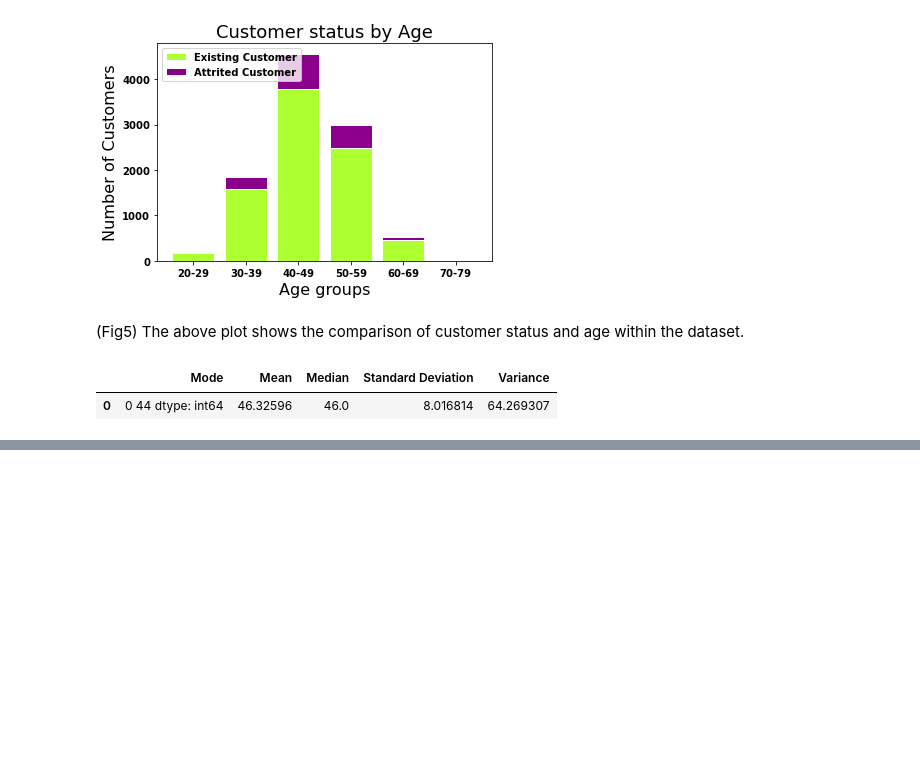
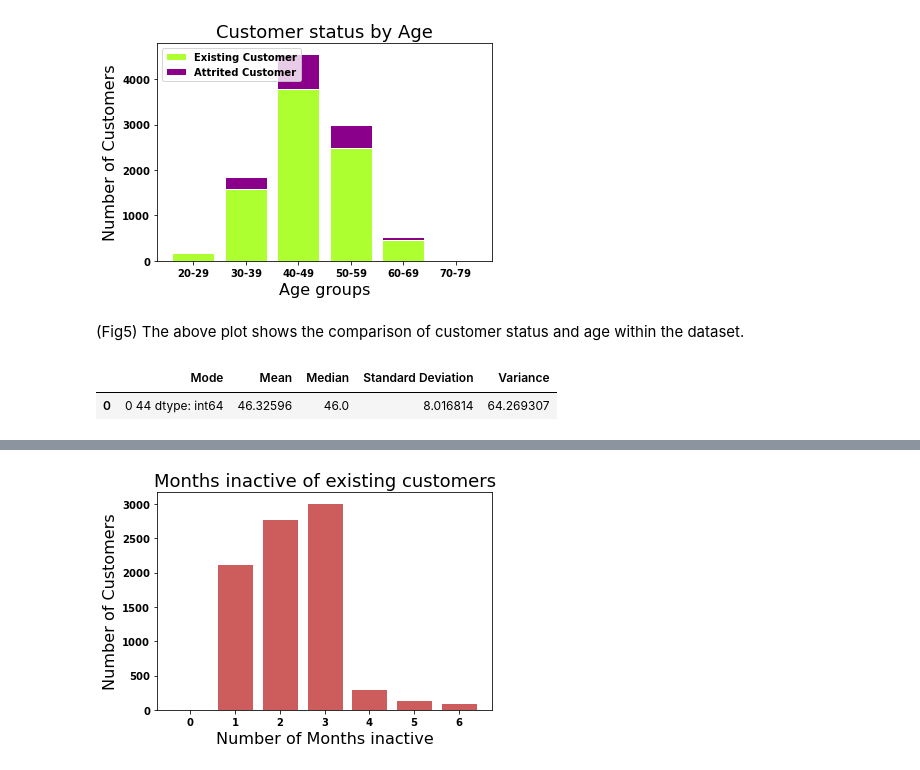
Before and after one commit to Emziicles/Project1-CreditCard, a Jupyter notebook: Project 1 - Emma Second attempt.ipynb, the cells around one changed output, grey strips where cells are left out. Saved outputs shown, nothing was run; the diff lists cells and outputs as text; code cells hidden in the pictures; blank space fills up the shorter version.

```diff
--- a/Project 1 - Emma Second attempt.ipynb
+++ b/Project 1 - Emma Second attempt.ipynb
@@ -227,0 +294,20 @@ age_stats
+# %%
+exist_cust1 = q3_df.loc[q3_df["Attrition_Flag"] == "Existing Customer"]
+existplot1 = exist_cust1["Months_Inactive_12_mon"].value_counts().sort_index(ascending=True)
+
+r = [0,1,2,3,4,5,6]
+
+plt.bar(r, existplot1,color='indianred',edgecolor='white')
+barWidth = 1
+
+names = ["0", "1", "2", "3", "4", "5", "6"]
+
+plt.xlabel('Number of Months inactive', fontsize=16)
+
+plt.ylabel('Number of Customers', fontsize=16)
+
+plt.title("Months inactive of existing customers",fontsize=18)
+
+plt.show()
+# %% [output]
+[figure, added]
```
Also changed, not shown: parts of 13 cells of this notebook.
